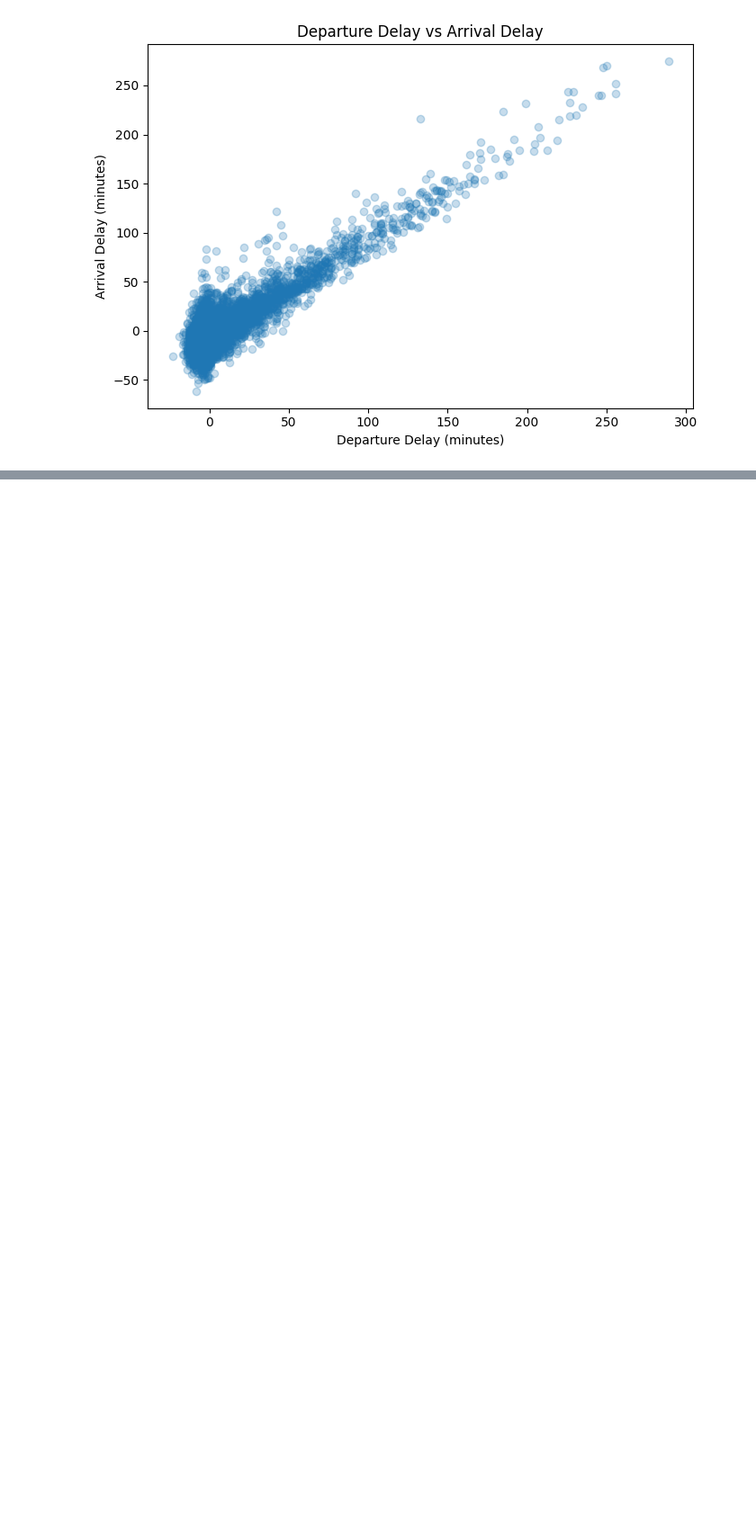
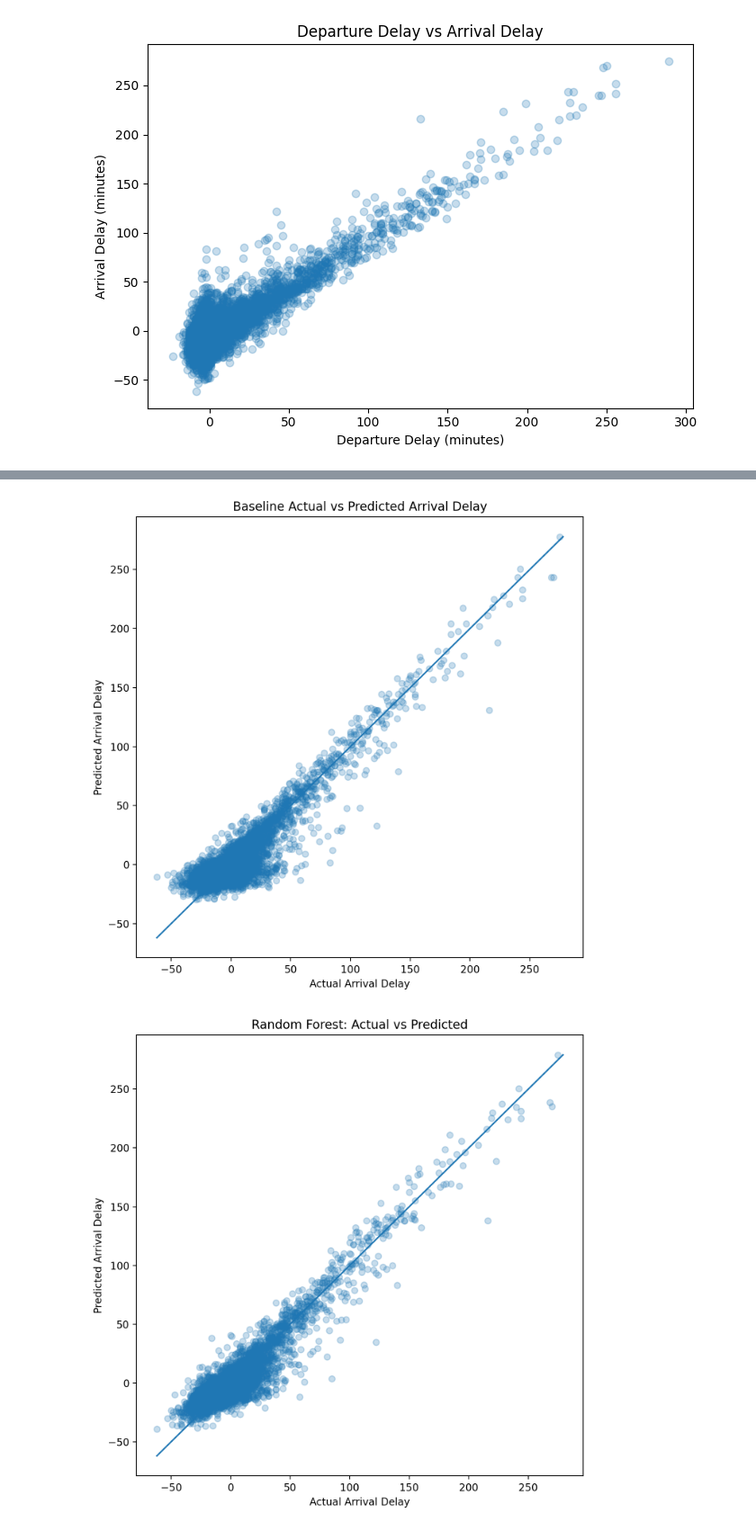
Before and after one commit to yilingx-333/flight-delay-prediction, a Jupyter notebook: src/results.ipynb, the cells around one changed output, grey strips where cells are left out. Shown at 90% size. Cells and saved outputs as stored; diff of their text form; code cells hidden in the pictures; blank space fills up the shorter version.

```diff
--- a/src/results.ipynb
+++ b/src/results.ipynb
@@ -13,20 +0,0 @@ Expected project structure:
-# %%
-from pathlib import Path
-import pandas as pd
-import matplotlib.pyplot as plt
-import seaborn as sns
-from IPython.display import display, Image
-
-BASE_DIR = Path.cwd()
-
-if BASE_DIR.name == "src":
-    BASE_DIR = BASE_DIR.parent
-
-RESULTS_DIR = BASE_DIR / "results"
-DATA_PATH = RESULTS_DIR / 'final_dataset.csv'
-MODEL_DIR = RESULTS_DIR / 'model_outputs'
-METRICS_PATH = MODEL_DIR / 'baseline_metrics.txt'
-PLOT_PATH = MODEL_DIR / 'actual_vs_predicted.png'
-
-df = pd.read_csv(DATA_PATH)
-df.head()
@@ -192,0 +202,15 @@ actual_vs_predicted.png not found
+# %%
+baseline_plot = RESULTS_DIR / 'model_outputs' / 'baseline_actual_vs_predicted.png'
+rf_plot = RESULTS_DIR / 'model_outputs' / 'rf_actual_vs_predicted.png'
+xgb_plot = RESULTS_DIR / 'model_outputs' / 'xgb_actual_vs_predicted.png'
+from IPython.display import Image, display
+
+if baseline_plot.exists():
+    display(Image(filename=str(baseline_plot)))
+if rf_plot.exists():
+    display(Image(filename=str(rf_plot)))
+if xgb_plot.exists():
+    display(Image(filename=str(xgb_plot)))
+# %% [output]
+[figure, added]
+[figure, added]
```
Also changed, not shown: parts of 30 cells of this notebook, 5 other files.
